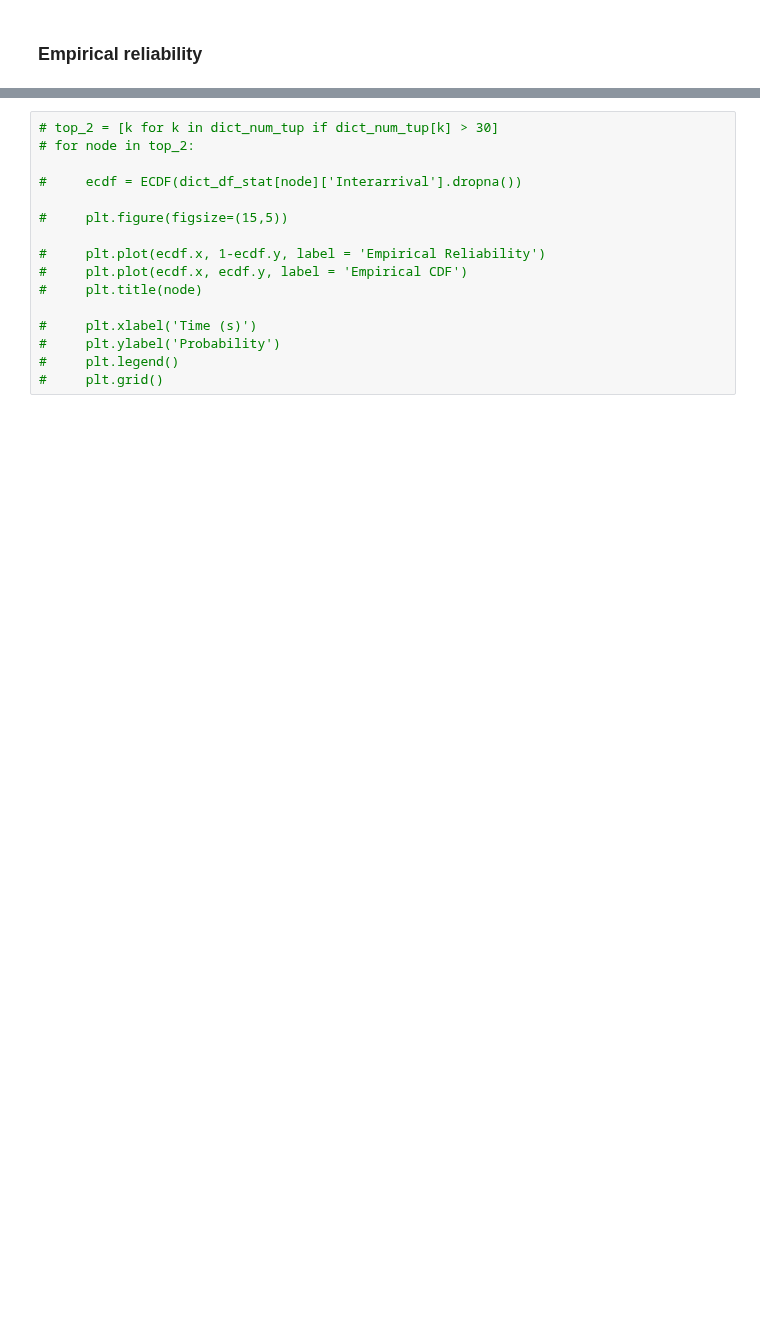
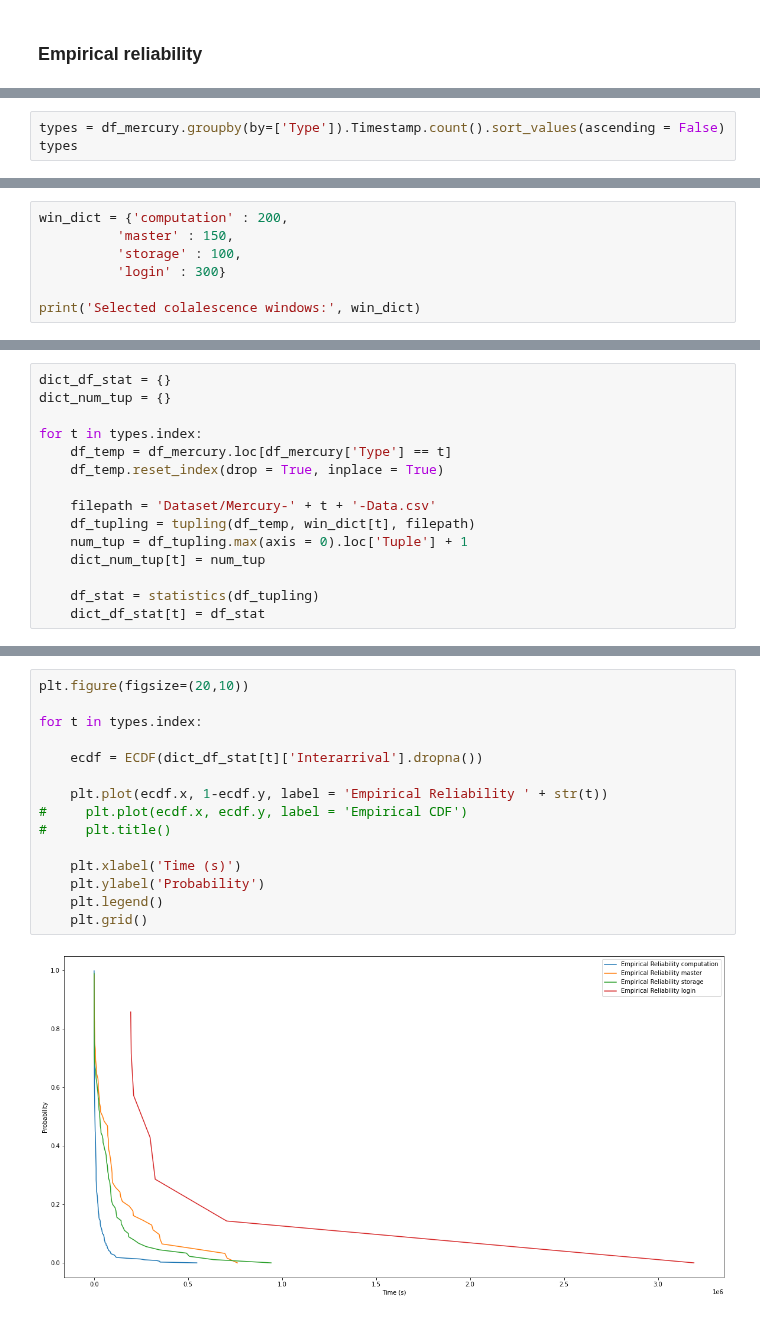
Before and after one commit to GuidoDC97/IE, a Jupyter notebook: Esercizio 5 FFDA/FFDA.ipynb, the cells around one changed output, grey strips where cells are left out. Cells and saved outputs as stored; diff of their text form; blank space fills up the shorter version.

```diff
--- a/Esercizio 5 FFDA/FFDA.ipynb
+++ b/Esercizio 5 FFDA/FFDA.ipynb
@@ -597,0 +658,3 @@ print('Number of tuples:', dict_num_tup)
+# %%
+types = df_mercury.groupby(by=['Type']).Timestamp.count().sort_values(ascending = False)
+types
@@ -597,0 +715,7 @@ print('Number of tuples:', dict_num_tup)
+# %%
+win_dict = {'computation' : 200,
+          'master' : 150,
+          'storage' : 100,
+          'login' : 300}
+
+print('Selected colalescence windows:', win_dict)
@@ -597,0 +726,15 @@ print('Number of tuples:', dict_num_tup)
+# %%
+dict_df_stat = {}
+dict_num_tup = {}
+
+for t in types.index:
+    df_temp = df_mercury.loc[df_mercury['Type'] == t]
+    df_temp.reset_index(drop = True, inplace = True)
+
+    filepath = 'Dataset/Mercury-' + t + '-Data.csv'
+    df_tupling = tupling(df_temp, win_dict[t], filepath)
+    num_tup = df_tupling.max(axis = 0).loc['Tuple'] + 1
+    dict_num_tup[t] = num_tup
+
+    df_stat = statistics(df_tupling)
+    dict_df_stat[t] = df_stat
@@ -598,16 +755,17 @@ print('Number of tuples:', dict_num_tup)
 # %%
-# top_2 = [k for k in dict_num_tup if dict_num_tup[k] > 30]
-# for node in top_2:
+plt.figure(figsize=(20,10))
 
-#     ecdf = ECDF(dict_df_stat[node]['Interarrival'].dropna())
+for t in types.index:
 
-#     plt.figure(figsize=(15,5))
+    ecdf = ECDF(dict_df_stat[t]['Interarrival'].dropna())
 
-#     plt.plot(ecdf.x, 1-ecdf.y, label = 'Empirical Reliability')
+    plt.plot(ecdf.x, 1-ecdf.y, label = 'Empirical Reliability ' + str(t))
 #     plt.plot(ecdf.x, ecdf.y, label = 'Empirical CDF')
-#     plt.title(node)
+#     plt.title()
 
-#     plt.xlabel('Time (s)')
-#     plt.ylabel('Probability')
-#     plt.legend()
-#     plt.grid()
+    plt.xlabel('Time (s)')
+    plt.ylabel('Probability')
+    plt.legend()
+    plt.grid()
+# %% [output]
+[figure, added]
```
Also changed, not shown: parts of 20 cells of this notebook, 5 other files.
